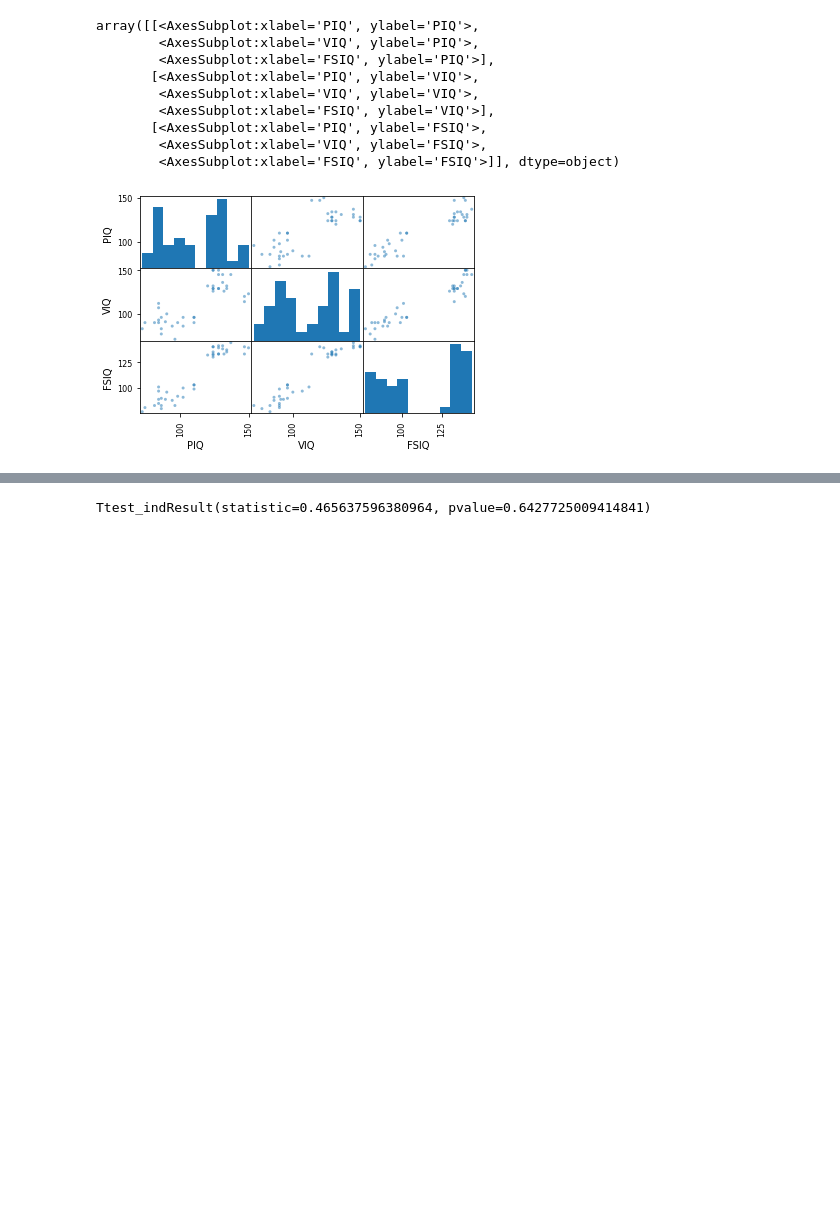
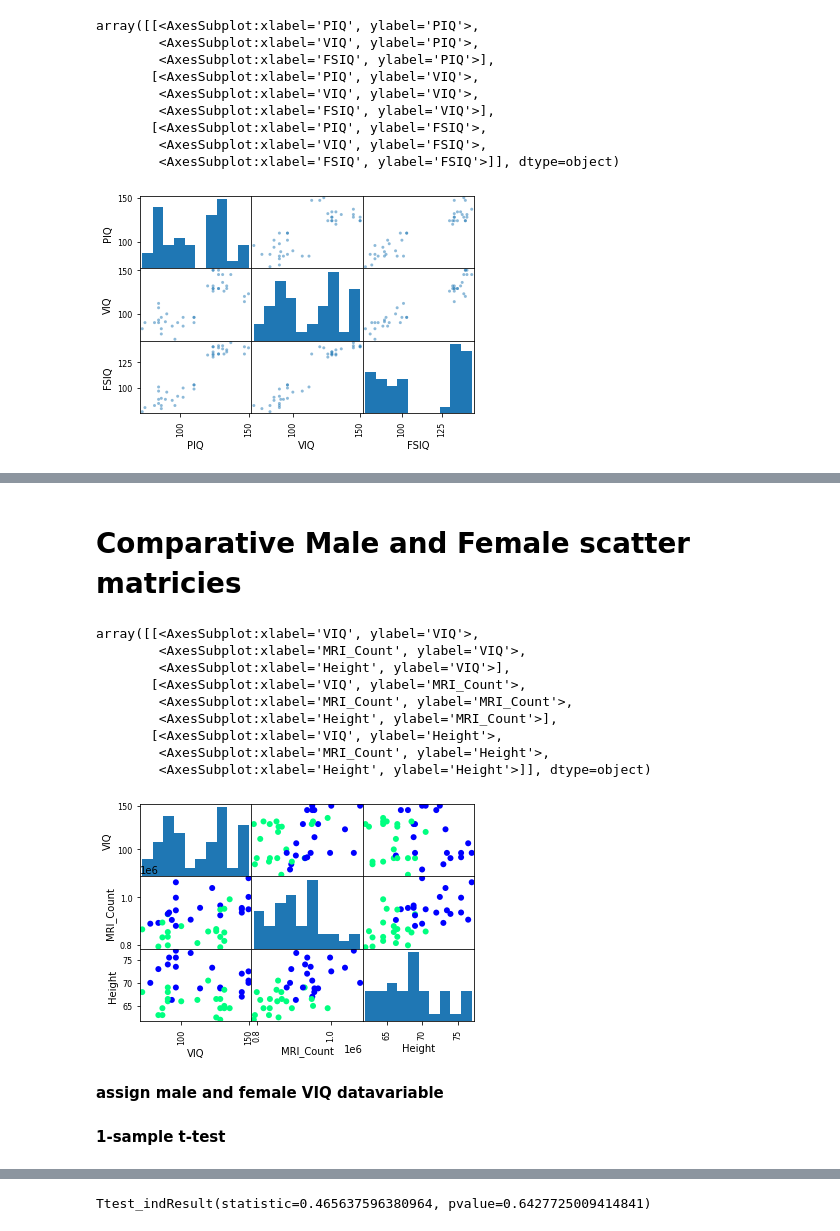
Before and after one commit to Gbrennanj/pythonstats, a Jupyter notebook: pystats.ipynb, the cells around one changed output, grey strips where cells are left out. Saved outputs shown, nothing was run; the diff lists cells and outputs as text; code cells hidden in the pictures; blank space fills up the shorter version.

```diff
--- a/pystats.ipynb
+++ b/pystats.ipynb
@@ -176,7 +180,28 @@ Ttest_1sampResult(statistic=3.0088099970849328e+01, pvalue=1.3289196468728067e-2
+# %% [markdown]
+# Comparative Male and Female scatter matricies
+# %%
+scatter_matrix(data[['VIQ', 'MRI_Count', 'Height']],
+                        c=(data['Gender'] == 'Female'), marker='o',
+                        alpha=1, cmap='winter')
+# %% [output]
+array([[<AxesSubplot:xlabel='VIQ', ylabel='VIQ'>,
+        <AxesSubplot:xlabel='MRI_Count', ylabel='VIQ'>,
+        <AxesSubplot:xlabel='Height', ylabel='VIQ'>],
+       [<AxesSubplot:xlabel='VIQ', ylabel='MRI_Count'>,
+        <AxesSubplot:xlabel='MRI_Count', ylabel='MRI_Count'>,
+        <AxesSubplot:xlabel='Height', ylabel='MRI_Count'>],
+       [<AxesSubplot:xlabel='VIQ', ylabel='Height'>,
+        <AxesSubplot:xlabel='MRI_Count', ylabel='Height'>,
+        <AxesSubplot:xlabel='Height', ylabel='Height'>]], dtype=object)
+[figure, added]
+# %% [markdown]
+**assign male and female VIQ datavariable**
 # %%
 female_viq = data[data['Gender'] == 'Female']['VIQ']
 # %%
 male_viq = data[data['Gender'] == 'Male']['VIQ']
+# %% [markdown]
+**1-sample t-test**
 # %%
 stats.ttest_ind(female_viq, male_viq)
 # %% [output]
```
Also changed, not shown: parts of 44 cells of this notebook, 2 other files.
